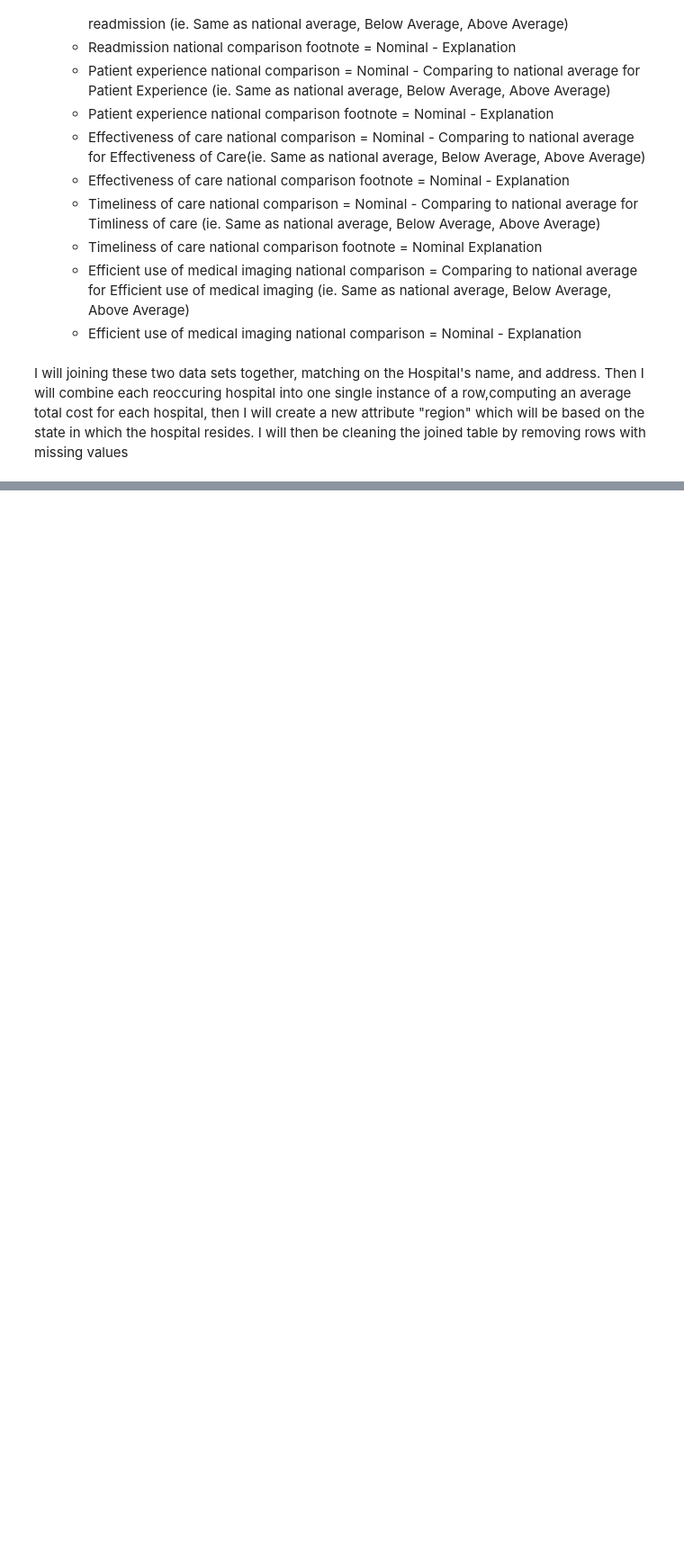
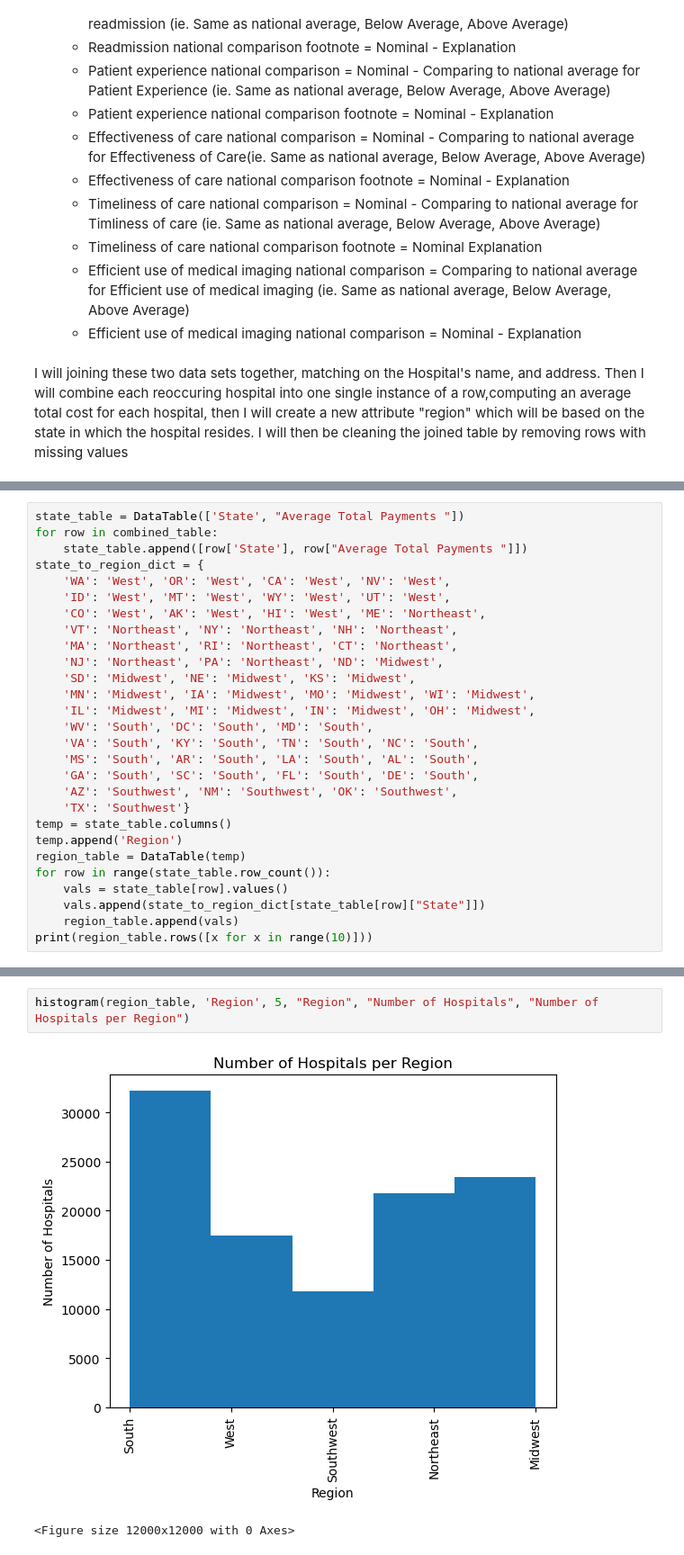
Before and after one commit to georgecalv/Hospital-Ratings-and-Cost, a Jupyter notebook: final_notebook.ipynb, the cells around one changed output, grey strips where cells are left out. Shown at 90% size. Cells and saved outputs as stored; diff of their text form; blank space fills up the shorter version.

```diff
--- a/final_notebook.ipynb
+++ b/final_notebook.ipynb
@@ -65,0 +126,28 @@ I will joining these two data sets together, matching on the Hospital's name, an
+# %%
+state_table = DataTable(['State', "Average Total Payments "])
+for row in combined_table:
+    state_table.append([row['State'], row["Average Total Payments "]])
+state_to_region_dict = {
+    'WA': 'West', 'OR': 'West', 'CA': 'West', 'NV': 'West',
+    'ID': 'West', 'MT': 'West', 'WY': 'West', 'UT': 'West',
+    'CO': 'West', 'AK': 'West', 'HI': 'West', 'ME': 'Northeast',
+    'VT': 'Northeast', 'NY': 'Northeast', 'NH': 'Northeast',
+    'MA': 'Northeast', 'RI': 'Northeast', 'CT': 'Northeast',
+    'NJ': 'Northeast', 'PA': 'Northeast', 'ND': 'Midwest',
+    'SD': 'Midwest', 'NE': 'Midwest', 'KS': 'Midwest',
+    'MN': 'Midwest', 'IA': 'Midwest', 'MO': 'Midwest', 'WI': 'Midwest',
+    'IL': 'Midwest', 'MI': 'Midwest', 'IN': 'Midwest', 'OH': 'Midwest',
+    'WV': 'South', 'DC': 'South', 'MD': 'South',
+    'VA': 'South', 'KY': 'South', 'TN': 'South', 'NC': 'South',
+    'MS': 'South', 'AR': 'South', 'LA': 'South', 'AL': 'South',
+    'GA': 'South', 'SC': 'South', 'FL': 'South', 'DE': 'South',
+    'AZ': 'Southwest', 'NM': 'Southwest', 'OK': 'Southwest',
+    'TX': 'Southwest'}
+temp = state_table.columns()
+temp.append('Region')
+region_table = DataTable(temp)
+for row in range(state_table.row_count()):
+    vals = state_table[row].values()
+    vals.append(state_to_region_dict[state_table[row]["State"]])
+    region_table.append(vals)
+print(region_table.rows([x for x in range(10)]))
@@ -65,0 +167,5 @@ I will joining these two data sets together, matching on the Hospital's name, an
+# %%
+histogram(region_table, 'Region', 5, "Region", "Number of Hospitals", "Number of Hospitals per Region")
+# %% [output]
+[figure, added]
+<Figure size 12000x12000 with 0 Axes>
```
Also changed, not shown: parts of 42 cells of this notebook.
